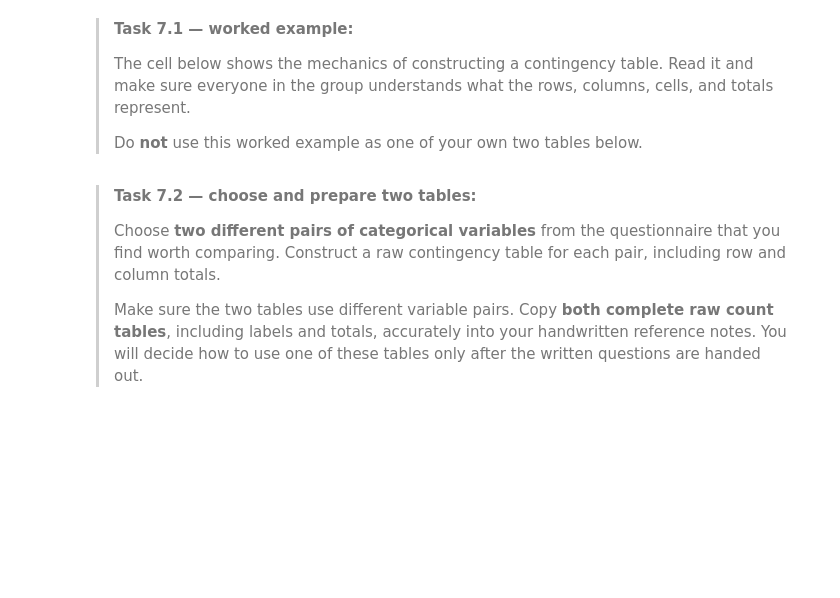
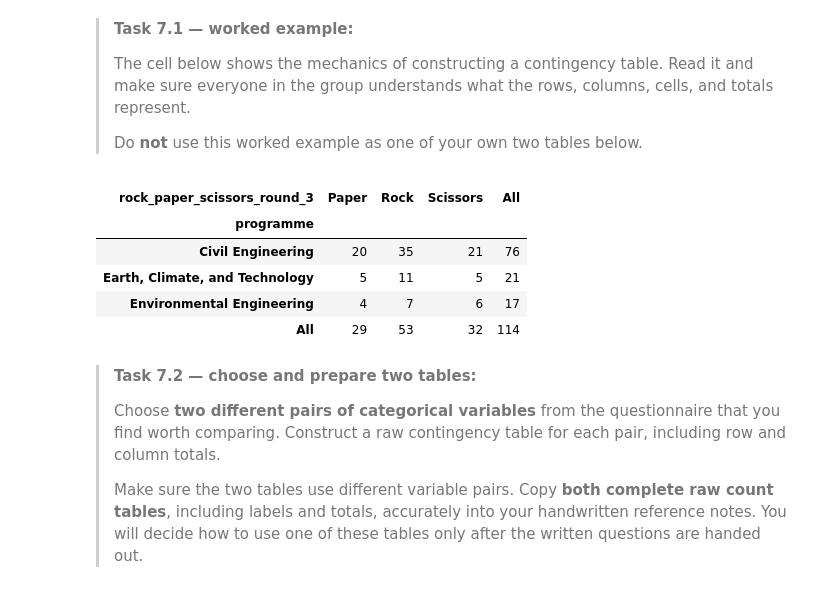
Before and after one commit to vy4syv4s/GA1.4-Galena6, a Jupyter notebook: GA_1.4.ipynb, the cells around one changed output. Saved outputs shown, nothing was run; the diff lists cells and outputs as text; code cells hidden in the pictures; blank space fills up the shorter version.

```diff
--- a/GA_1.4.ipynb
+++ b/GA_1.4.ipynb
@@ -311,11 +319,18 @@ survey.head()
 # %%
 # WORKED EXAMPLE -- illustrates the mechanic only
 example_counts = pd.crosstab(
     survey['programme'],
-    survey['cats_or_dogs'],
+    survey['rock_paper_scissors_round_3'],
     margins=True
 )
 example_counts
+# %% [output]
+| rock_paper_scissors_round_3 | Paper | Rock | Scissors | All |
+| programme |  |  |  |  |
+| Civil Engineering | 20 | 35 | 21 | 76 |
+| Earth, Climate, and Technology | 5 | 11 | 5 | 21 |
+| Environmental Engineering | 4 | 7 | 6 | 17 |
+| All | 29 | 53 | 32 | 114 |
 # %% [markdown]
 >**Task 7.2 — choose and prepare two tables:**
 >
```
Also changed, not shown: parts of 2 cells of this notebook.
